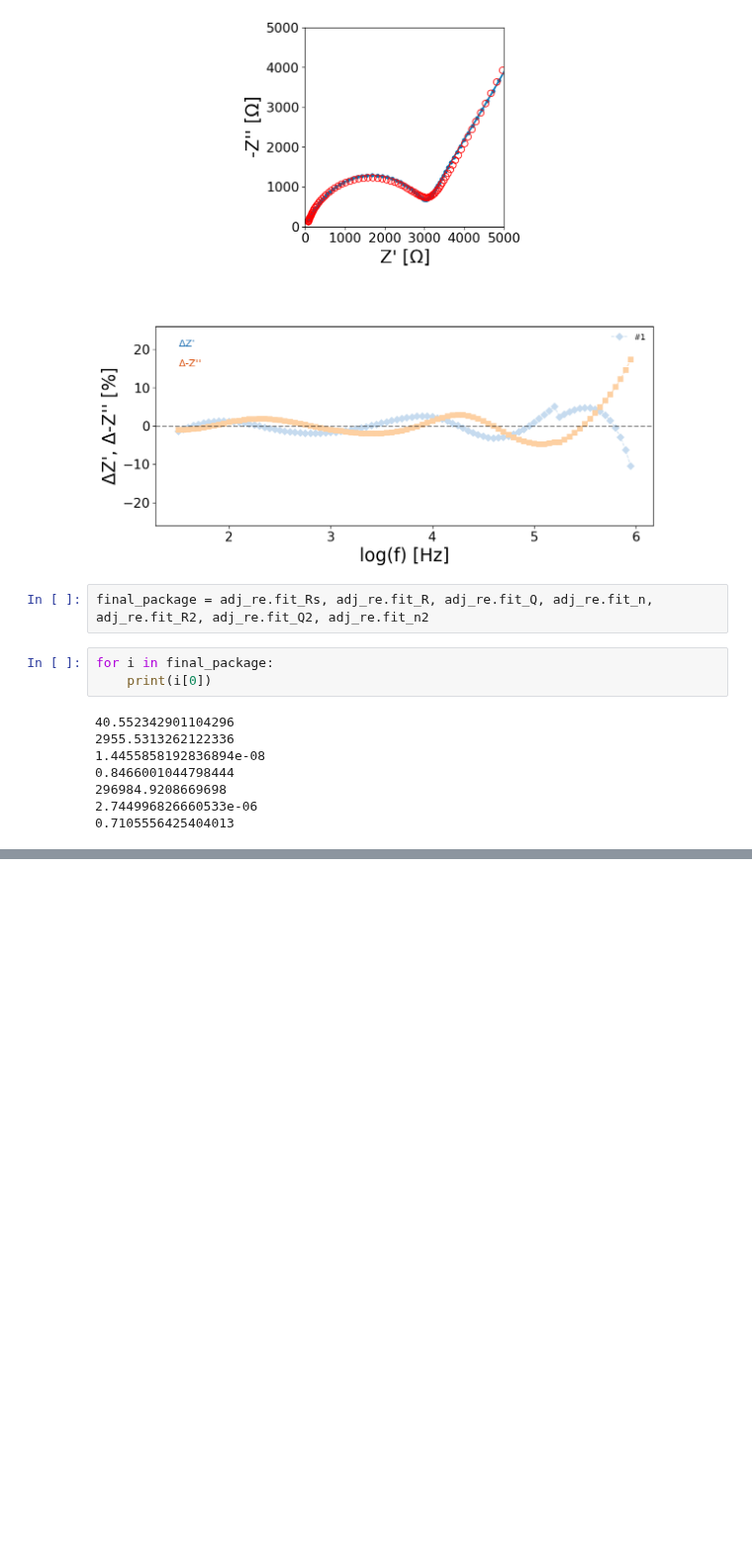
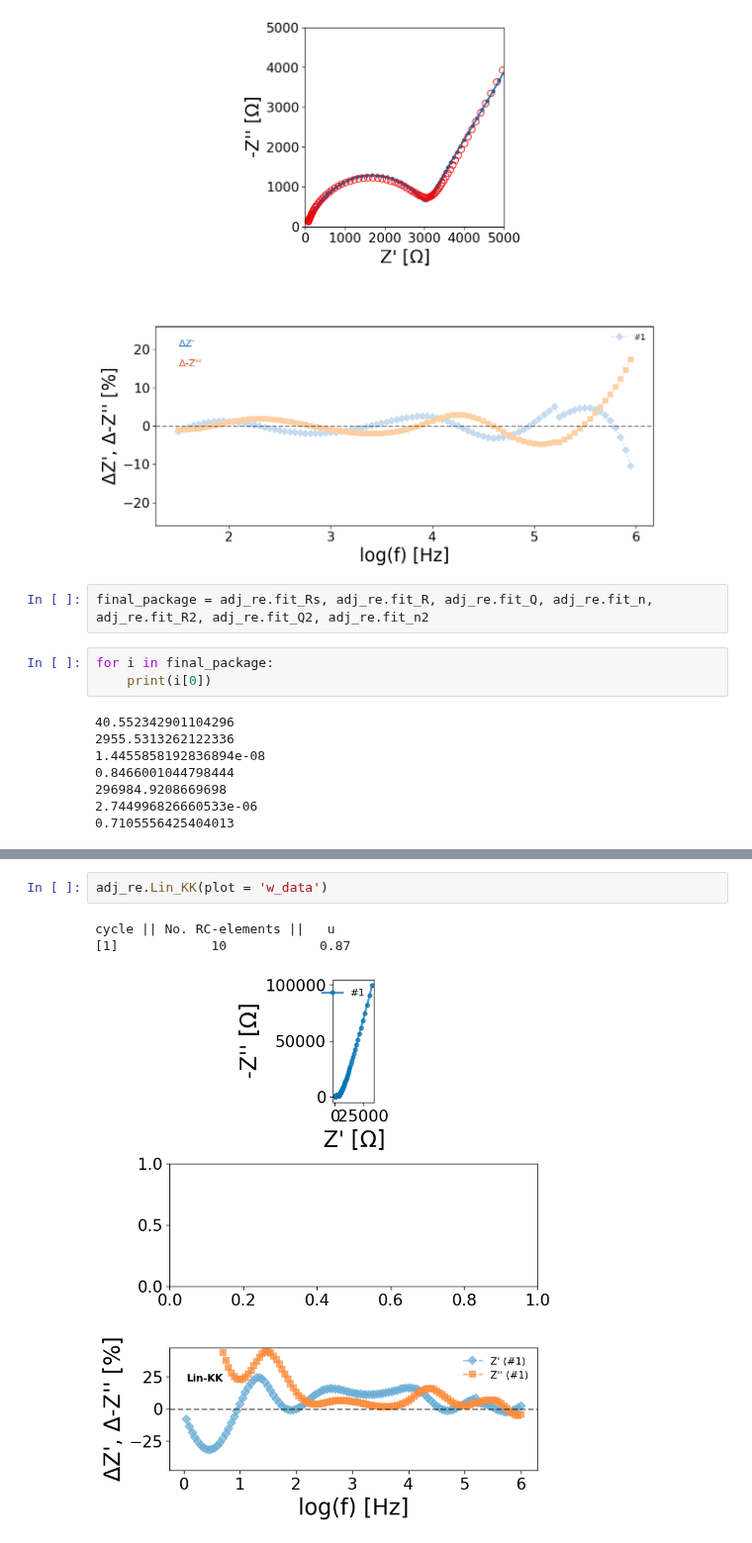
Before and after one commit to WildcatDiscovery/Kyler_Speed_Circuit, a Jupyter notebook: python_notebooks/linear_kk.ipynb, the cells around one changed output, grey strips where cells are left out. Shown at 99% size. Saved outputs shown, nothing was run; the diff lists cells and outputs as text; blank space fills up the shorter version.

```diff
--- a/python_notebooks/linear_kk.ipynb
+++ b/python_notebooks/linear_kk.ipynb
@@ -82,0 +64,6 @@ cycle || No. RC-elements ||   u
+# %%
+adj_re.Lin_KK(plot = 'w_data')
+# %% [output]
+cycle || No. RC-elements ||   u
+[1]            10            0.87
+[figure, added]
```
Also changed, not shown: parts of 9 cells of this notebook.
